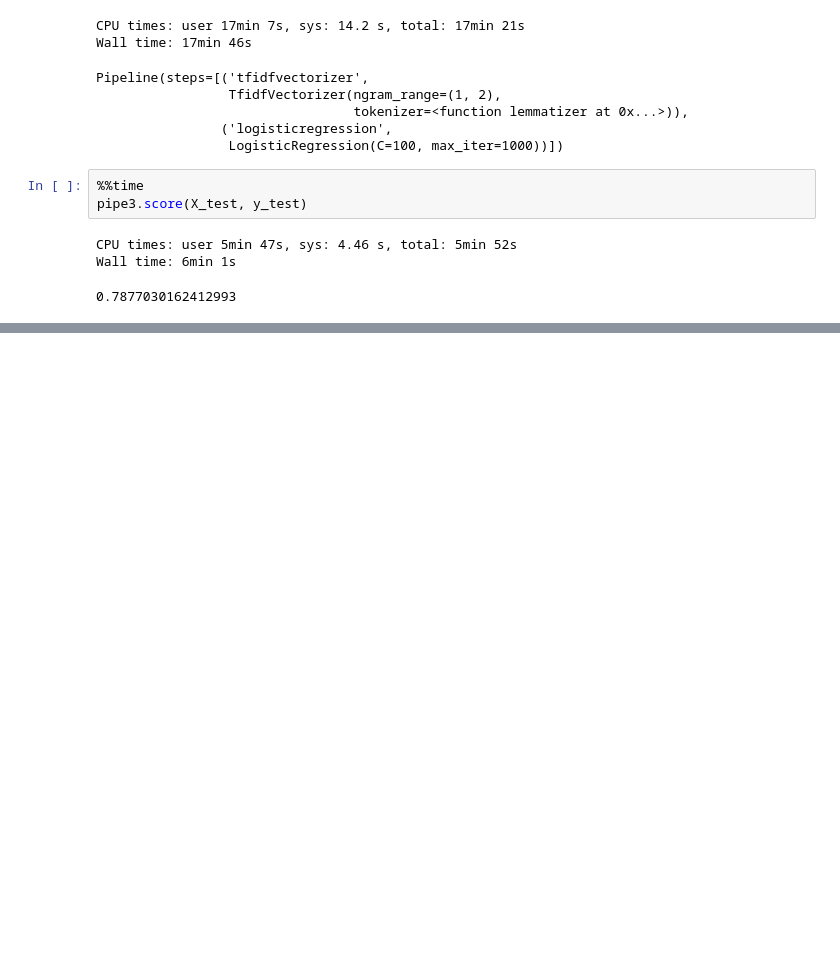
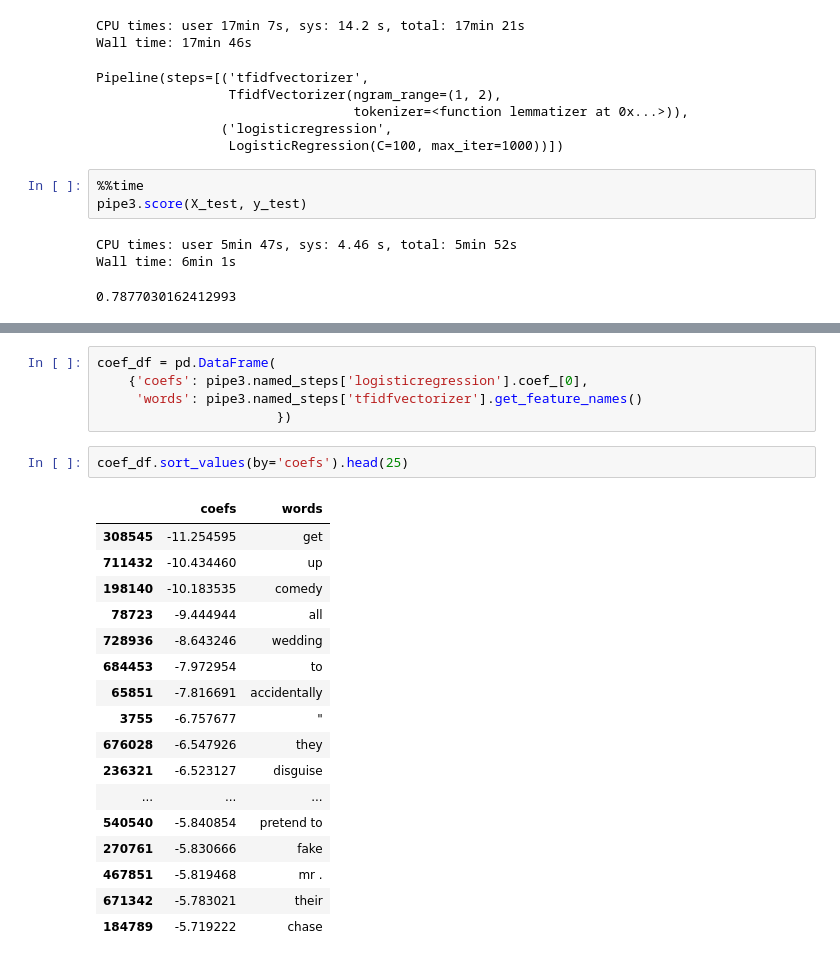
Before and after one commit to transcriptive/wiki-movie-plots-nlp, a Jupyter notebook: simple-classifier.ipynb, the cells around one changed output, grey strips where cells are left out. Saved outputs shown, nothing was run; the diff lists cells and outputs as text; blank space fills up the shorter version.

```diff
--- a/simple-classifier.ipynb
+++ b/simple-classifier.ipynb
@@ -210,0 +229,25 @@ Wall time: 6min 1s
+# %%
+coef_df = pd.DataFrame(
+    {'coefs': pipe3.named_steps['logisticregression'].coef_[0],
+     'words': pipe3.named_steps['tfidfvectorizer'].get_feature_names()
+                       })
+# %%
+coef_df.sort_values(by='coefs').head(25)
+# %% [output]
+|  | coefs | words |
+| 308545 | -11.254595 | get |
+| 711432 | -10.434460 | up |
+| 198140 | -10.183535 | comedy |
+| 78723 | -9.444944 | all |
+| 728936 | -8.643246 | wedding |
+| 684453 | -7.972954 | to |
+| 65851 | -7.816691 | accidentally |
+| 3755 | -6.757677 | " |
+| 676028 | -6.547926 | they |
+| 236321 | -6.523127 | disguise |
+| ... | ... | ... |
+| 540540 | -5.840854 | pretend to |
+| 270761 | -5.830666 | fake |
+| 467851 | -5.819468 | mr . |
+| 671342 | -5.783021 | their |
+| 184789 | -5.719222 | chase |
```
Also changed, not shown: parts of 5 cells of this notebook.
